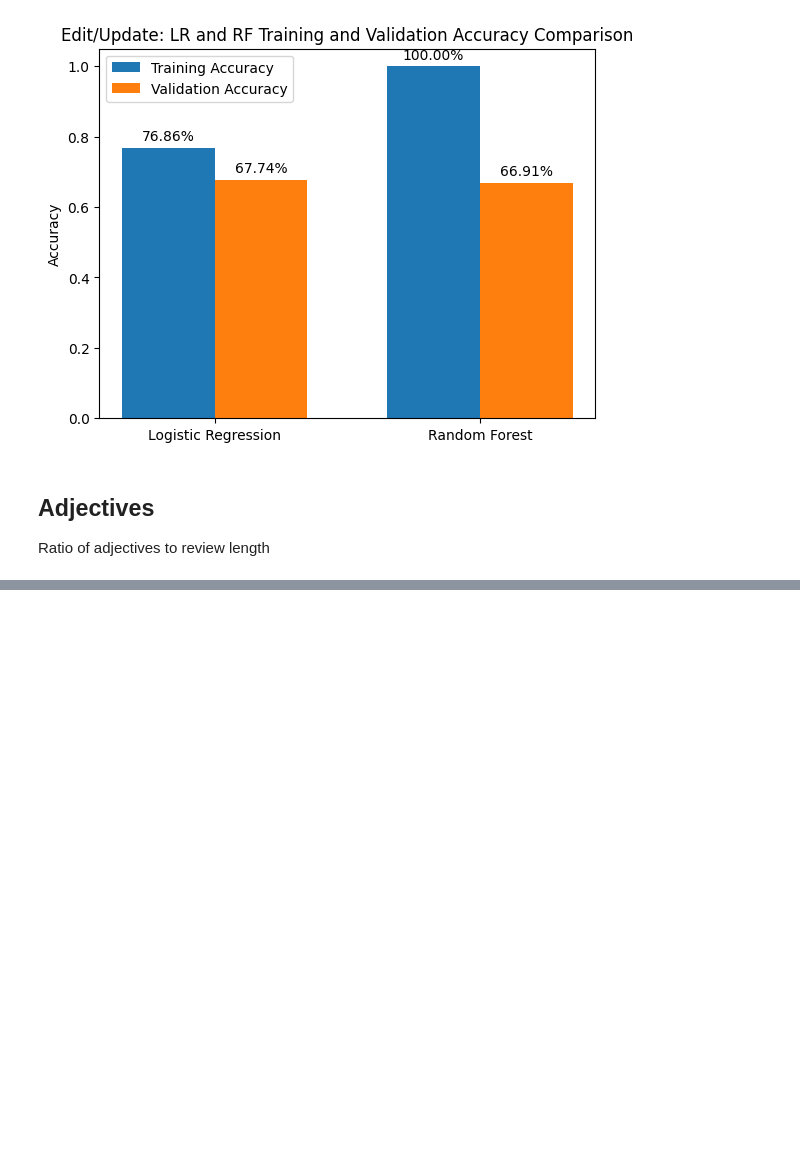
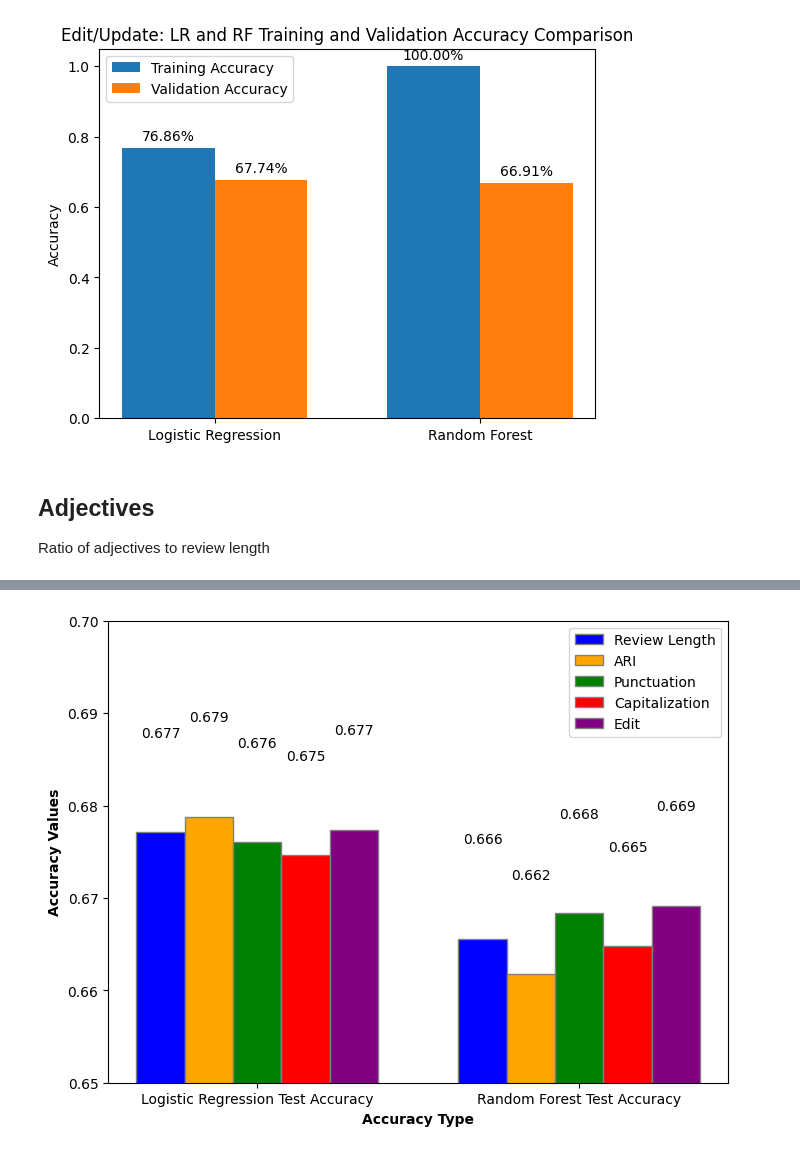
Before and after one commit to bakenq/ASAI, a Jupyter notebook: Notebooks/Phones_factorAnalysis.ipynb, the cells around one changed output, grey strips where cells are left out. Cells and saved outputs as stored; diff of their text form; code cells hidden in the pictures; blank space fills up the shorter version.

```diff
--- a/Notebooks/Phones_factorAnalysis.ipynb
+++ b/Notebooks/Phones_factorAnalysis.ipynb
@@ -396,6 +408,12 @@ rf_train_accuracy = accuracy_score(y_train, rf_model.predict(X_train_final))
 labels = ['Logistic Regression', 'Random Forest']
 train_accuracies = [lr_train_accuracy, rf_train_accuracy]
 test_accuracies = [lr_accuracy, rf_accuracy]
+
+pct_lr_train_accuracy = lr_train_accuracy
+pct_rf_train_accuracy = rf_train_accuracy
+
+pct_lr_test_accuracy = lr_accuracy
+pct_rf_test_accuracy = rf_accuracy
 
 x = np.arange(len(labels))
 width = 0.35
@@ -511,6 +529,12 @@ rf_train_accuracy = accuracy_score(y_train, rf_model.predict(X_train_final))
 labels = ['Logistic Regression', 'Random Forest']
 train_accuracies = [lr_train_accuracy, rf_train_accuracy]
 test_accuracies = [lr_accuracy, rf_accuracy]
+
+cap_lr_train_accuracy = lr_train_accuracy
+cap_rf_train_accuracy = rf_train_accuracy
+
+cap_lr_test_accuracy = lr_accuracy
+cap_rf_test_accuracy = rf_accuracy
 
 x = np.arange(len(labels))
 width = 0.35
@@ -613,6 +637,12 @@ rf_train_accuracy = accuracy_score(y_train, rf_model.predict(X_train_final))
 labels = ['Logistic Regression', 'Random Forest']
 train_accuracies = [lr_train_accuracy, rf_train_accuracy]
 test_accuracies = [lr_accuracy, rf_accuracy]
+
+ed_lr_train_accuracy = lr_train_accuracy
+ed_rf_train_accuracy = rf_train_accuracy
+
+ed_lr_test_accuracy = lr_accuracy
+ed_rf_test_accuracy = rf_accuracy
 
 x = np.arange(len(labels))
 width = 0.35
@@ -764,0 +822,48 @@ plt.show()
+# %%
+# Labels for the groups
+labels = ['Logistic Regression Test Accuracy', 'Random Forest Test Accuracy']
+
+# Extract values for LR Test and RF Test
+len_values_subset = [len_lr_test_accuracy, len_rf_test_accuracy]
+ari_values_subset = [ari_lr_test_accuracy, ari_rf_test_accuracy]
+pct_values_subset = [pct_lr_test_accuracy, pct_rf_test_accuracy]
+cap_values_subset = [cap_lr_test_accuracy, cap_rf_test_accuracy]
+ed_values_subset = [ed_lr_test_accuracy, ed_rf_test_accuracy]
+
+# Set the positions of bars on X-axis
+r1_subset = np.arange(len(labels))
+r2_subset = [x + bar_width for x in r1_subset]
+r3_subset = [x + bar_width for x in r2_subset]
+r4_subset = [x + bar_width for x in r3_subset]
+r5_subset = [x + bar_width for x in r4_subset]
+
+# Create the bar chart
+fig, ax = plt.subplots(figsize=(8, 6))
+
+ax.bar(r1_subset, len_values_subset, color='blue', width=bar_width, edgecolor='grey', label='Review Length')
+ax.bar(r2_subset, ari_values_subset, color='orange', width=bar_width, edgecolor='grey', label='ARI')
+ax.bar(r3_subset, pct_values_subset, color='green', width=bar_width, edgecolor='grey', label='Punctuation')
+ax.bar(r4_subset, cap_values_subset, color='red', width=bar_width, edgecolor='grey', label='Capitalization')
+ax.bar(r5_subset, ed_values_subset, color='purple', width=bar_width, edgecolor='grey', label='Edit')
+
+# Adding labels
+plt.xlabel('Accuracy Type', fontweight='bold')
+plt.ylabel('Accuracy Values', fontweight='bold')
+ax.set_xticks([r + 2*bar_width for r in range(len(labels))])
+ax.set_xticklabels(labels)
+
+# Adding legend
+ax.legend()
+
+# Adding values above the bars
+for r, values in zip([r1_subset, r2_subset, r3_subset, r4_subset, r5_subset], [len_values_subset, ari_values_subset, pct_values_subset, cap_values_subset, ed_values_subset]):
+    for i, value in enumerate(values):
+        ax.text(r[i], value + 0.01, f'{value:.3f}', ha='center', va='bottom')
+
+# Set the y-axis limit between 0.6 and 0.7
+ax.set_ylim(0.65, 0.7)
+
+# Display the plot
+plt.show()
+# %% [output]
+[figure, added]
```
Also changed, not shown: parts of 10 cells of this notebook, 5 other files.
